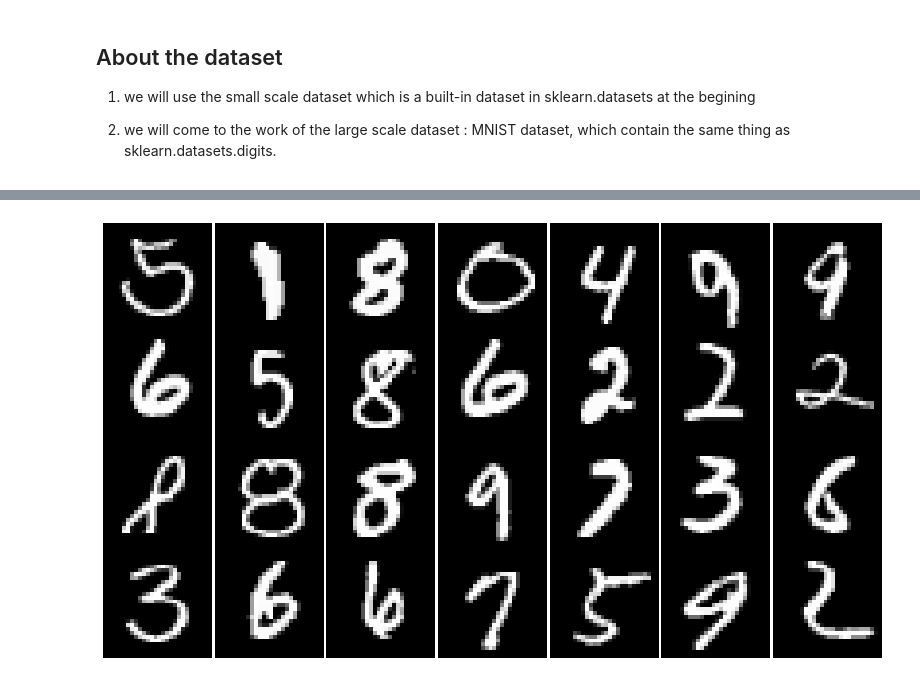
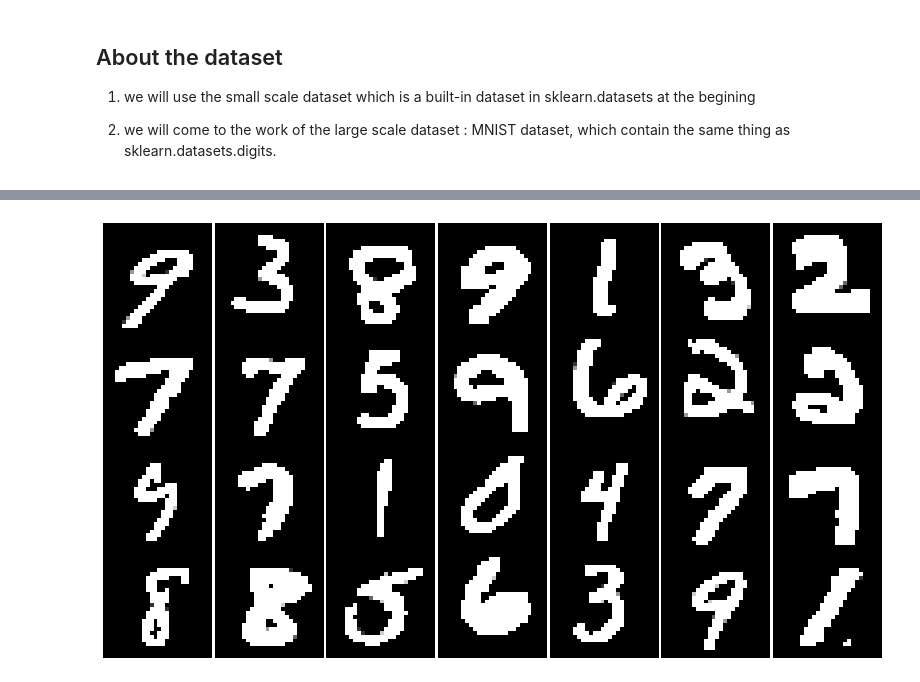
Before and after one commit to Columbine21/Astron_Class, a Jupyter notebook: final_project/Astron_Final_Project.ipynb, the cells around one changed output, grey strips where cells are left out. Cells and saved outputs as stored; diff of their text form; code cells hidden in the pictures.

```diff
--- a/final_project/Astron_Final_Project.ipynb
+++ b/final_project/Astron_Final_Project.ipynb
@@ -63,0 +120,12 @@ Y_large_scale = mnist.target
+# %%
+# filter all the picture in our small dataset.
+# deal with our dataset.
+X_filtered = np.zeros(X_small_origin.shape)
+
+for n,i in enumerate(X_small_origin):
+    X_filtered[n] = image_filter(X_small_origin[n].reshape(-1,8)).ravel()
+
+# show our result of after filtering.
+for i in range(10):
+    imshow(X_filtered[i].reshape(-1,8), cmap="gray")
+    plt.show()
@@ -63,0 +245,11 @@ Y_large_scale = mnist.target
+# %%
+# show first 28 picture of the X_train_origin
+fig, axes = plt.subplots(4, 7, figsize = (14, 8))
+
+plt.subplots_adjust(hspace=0, wspace=0)
+
+for i in range(4):
+    for j in range(7):
+        image = X_train_origin[i*7+j].reshape(-1, 28)
+        axes[i, j].imshow(image, cmap=cm.gray)
+        axes[i, j].axis('off') #remove ticks
@@ -64,13 +258,27 @@ Y_large_scale = mnist.target
+# %%
+def filter_dataset(train_set, test_set):
+
+    # initialize the Filtered set.
+    Filtered_trainset = np.zeros(train_set.shape)
+    Filtered_testset = np.zeros(test_set.shape)
+    # transfrom the dataset.
+    for n,i in enumerate(train_set):
+        Filtered_trainset[n] = image_filter(train_set[n]).ravel()
+    for n,i in enumerate(test_set):
+        Filtered_testset[n] = image_filter(test_set[n]).ravel()
+
+    return Filtered_trainset, Filtered_testset
+# %%
+X_train_Filtered, X_test_Filtered = filter_dataset(X_train_origin, X_test_origin)
 # %%
-# show first 20 picture of the data
+# show first 28 picture of the data after filter
 fig, axes = plt.subplots(4, 7, figsize = (14, 8))
 
 plt.subplots_adjust(hspace=0, wspace=0)
 for i in range(4):
     for j in range(7):
-        rand = np.random.randint(0, len(Y_large_scale) - 1)
-        image = X_large_scale[rand].reshape(-1, 28)
+        image = X_train_Filtered[7*i+j].reshape(-1, 28)
         axes[i, j].imshow(image, cmap=cm.gray)
         axes[i, j].axis('off') #remove ticks
 # %% [output]
-[figure, old version]
+[figure, new version]
```
Also changed, not shown: parts of 22 cells of this notebook, 1 other file.
